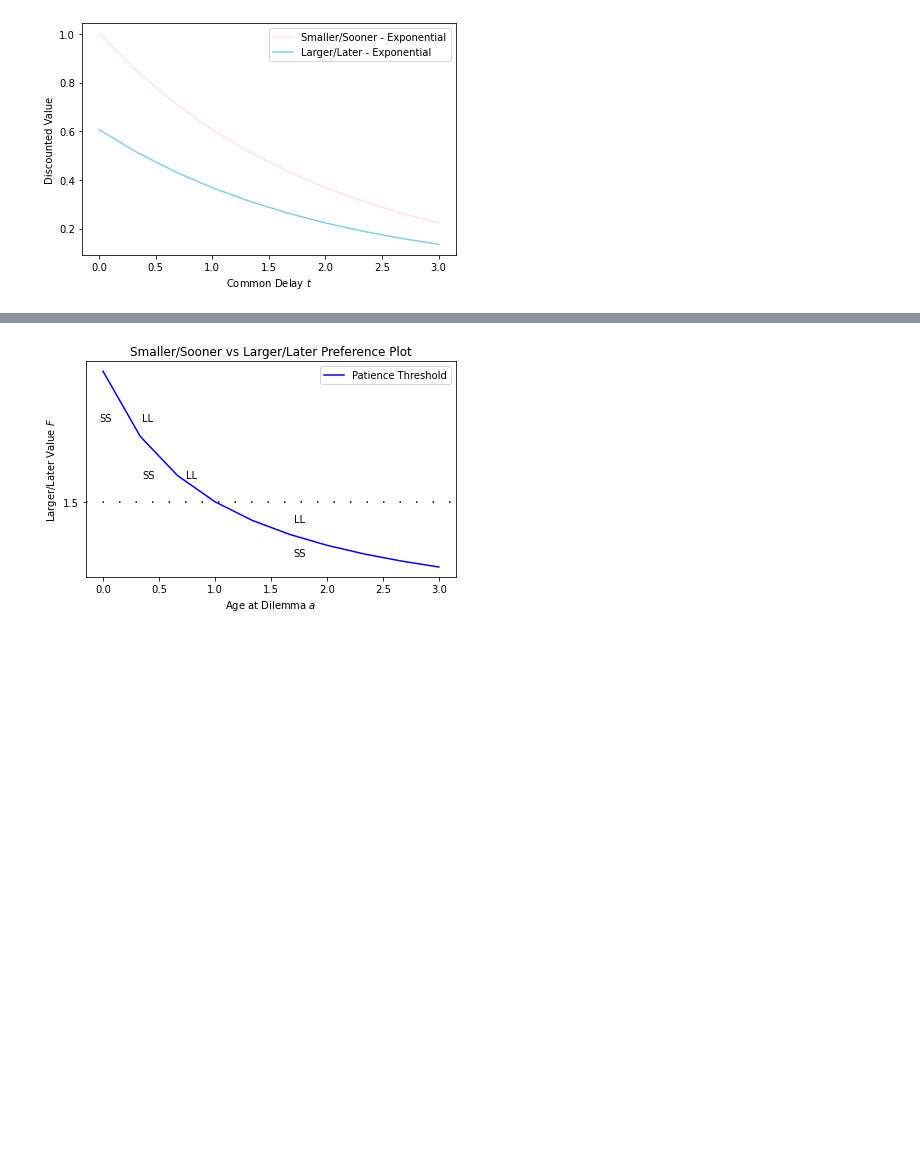
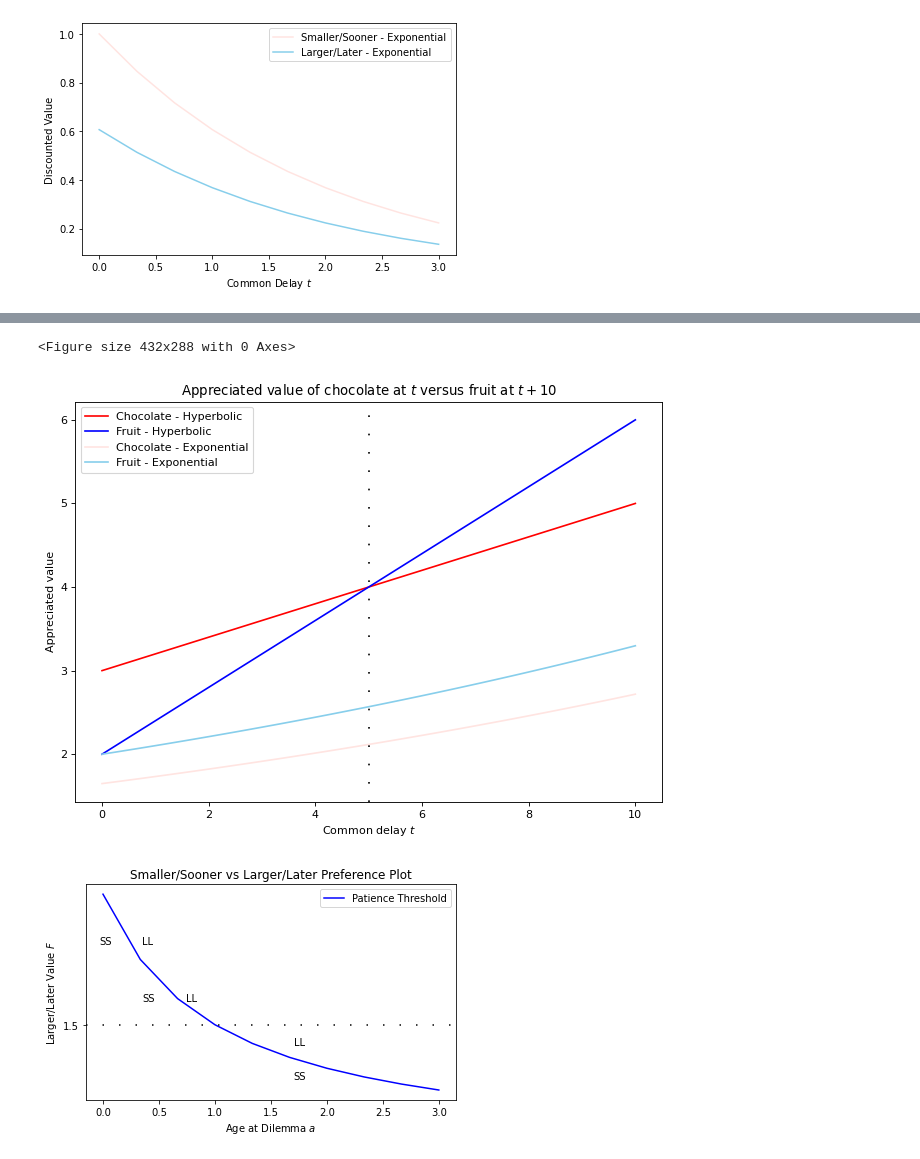
Before and after one commit to erozon/evolution_of_patience, a Jupyter notebook: notebook_for_images/images.ipynb, the cells around one changed output, grey strips where cells are left out. Saved outputs shown, nothing was run; the diff lists cells and outputs as text; code cells hidden in the pictures; blank space fills up the shorter version.

```diff
--- a/notebook_for_images/images.ipynb
+++ b/notebook_for_images/images.ipynb
@@ -312,3 +452,32 @@ plt.show()
+# %%
+fig = plt.figure()
+figure(figsize=(8, 6), dpi=80)
+
+plt.plot(t, choc_hyp_app, "r", label = r"Chocolate - Hyperbolic")
+plt.plot(t, fruit_hyp_app, "b", label = r"Fruit - Hyperbolic")
+
+plt.plot(t, choc_exp_app, "mistyrose", label = r"Chocolate - Exponential")
+plt.plot(t, fruit_exp_app, "skyblue", label = r"Fruit - Exponential")
+
+
+
+
+plt.axvline(x=5, linestyle = (0, (1, 10)), color = "black")
+#plt.axvline(x=3, linestyle = (0, (1, 10)), color = "black")
+
+
+plt.ylabel("Appreciated value")
+plt.xlabel(r"Common delay $t$")
+plt.title(r"Appreciated value of chocolate at $t$ versus fruit at $t + 10$")
+
+plt.legend(loc='upper left')
+
+
+plt.tight_layout()
+plt.show()
+# %% [output]
+<Figure size 432x288 with 0 Axes>
+[figure, added]
 # %%
 fig = plt.figure()
 
```
Also changed, not shown: parts of 8 cells of this notebook, 1 other file.
